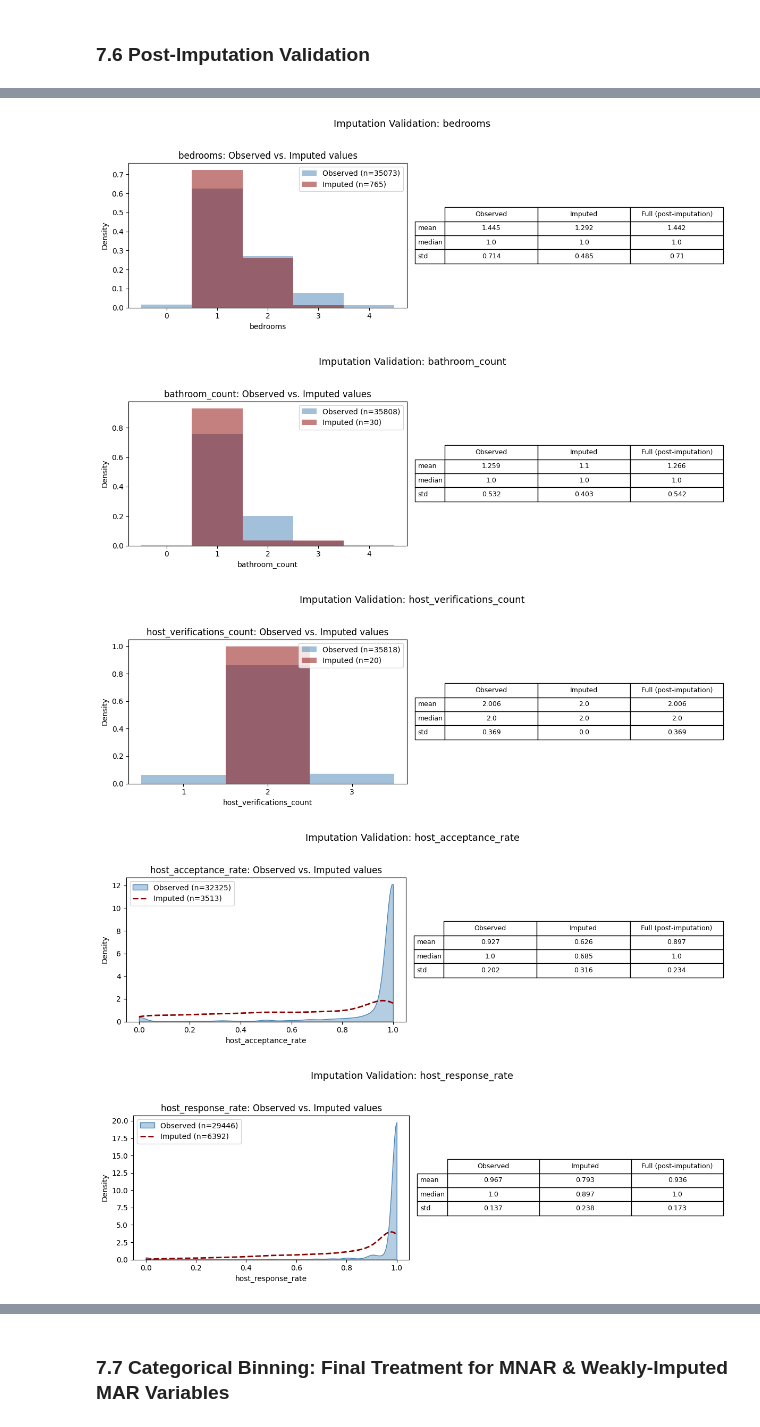
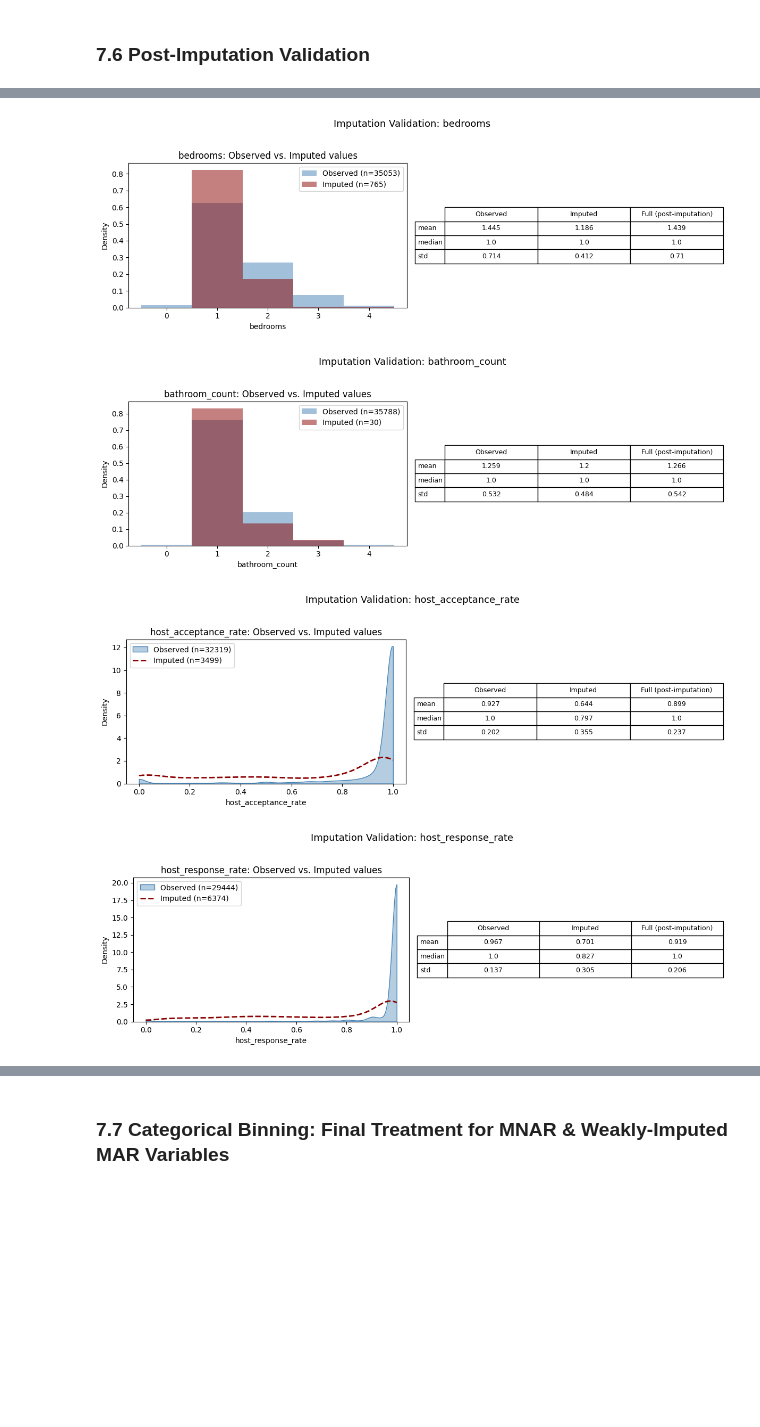
Before and after one commit to pln6/airbnb-market-segmentation-analysis, a Jupyter notebook: notebooks/01_data_cleaning.ipynb, the cells around one changed output, grey strips where cells are left out. Saved outputs shown, nothing was run; the diff lists cells and outputs as text; code cells hidden in the pictures; blank space fills up the shorter version.

Commit message:
refactor: update MICE/binning strategy after predictor matrix cleanup

```diff
--- a/notebooks/01_data_cleaning.ipynb
+++ b/notebooks/01_data_cleaning.ipynb
@@ -2051,0 +2054,18 @@ Based on this evidence, missing values will be handled according to their diagno
+# %%
+tiny_host_cluster_cols = [
+    'host_identity_verified', 'host_has_profile_pic',
+    'host_listings_count', 'host_total_listings_count',
+    'host_experience_years', 'host_verifications_count'
+]
+
+missing_masks = listings_trimmed[tiny_host_cluster_cols].isna()
+
+rows_missing_any = missing_masks.any(axis=1).sum()
+rows_missing_all = missing_masks.all(axis=1).sum()
+total_rows = len(listings_trimmed)
+
+print(f"Rows missing in at least one column of the cluster: {rows_missing_any} ({rows_missing_any/total_rows*100:.2f}%)")
+print(f"Rows missing in all columns of the cluster simultaneously: {rows_missing_all} ({rows_missing_all/total_rows*100:.2f}%)")
+
+display(missing_masks.sum().rename('missing_count').to_frame()
+        .assign(missing_pct=lambda d: (d['missing_count'] / total_rows * 100).round(2)))
@@ -2052 +2084,6 @@ Based on this evidence, missing values will be handled according to their diagno
+# %%
+# drop rows with missing values in the host cluster
+listings_trimmed = listings_trimmed.dropna(subset=tiny_host_cluster_cols).reset_index(drop=True)
+
+listings_clean = listings_trimmed.copy()
 # %% [markdown]
@@ -2301,7 +2324,6 @@ mar_config = {
     'beds': (True,  None),
     'bedrooms': (True,  None),
     'bathroom_count': (True,  None),
-    'host_verifications_count': (True,  None),
     'host_acceptance_rate': (False, (0, 1)),
     'host_response_rate': (False, (0, 1)),
 }
@@ -2326,6 +2348,5 @@ display(mar_summary)
-[figure, old version]
+[figure, new version]
-[figure, old version]
+[figure, new version]
-[figure, old version]
+[figure, new version]
-[figure, old version]
+[figure, new version]
-[figure, removed]
 |  | variable | mean_observed | mean_imputed | std_observed | std_imputed | std_shrinkage_% |
```
Also changed, not shown: parts of 19 cells of this notebook.
